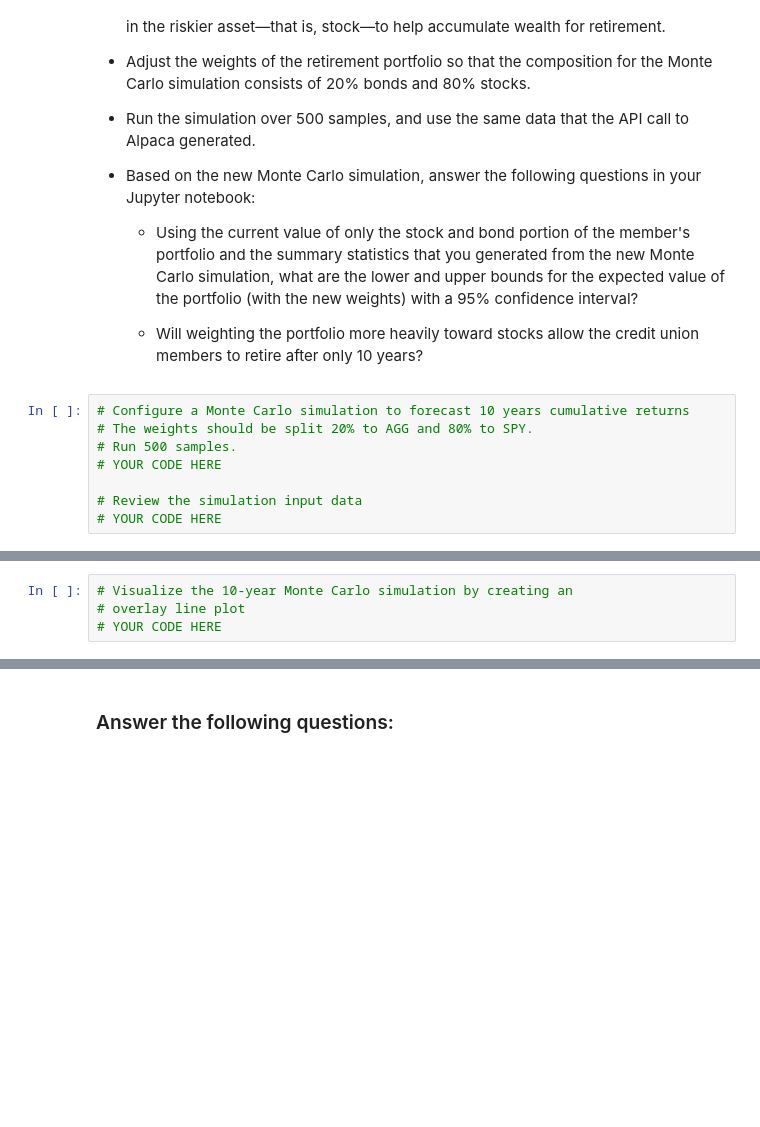
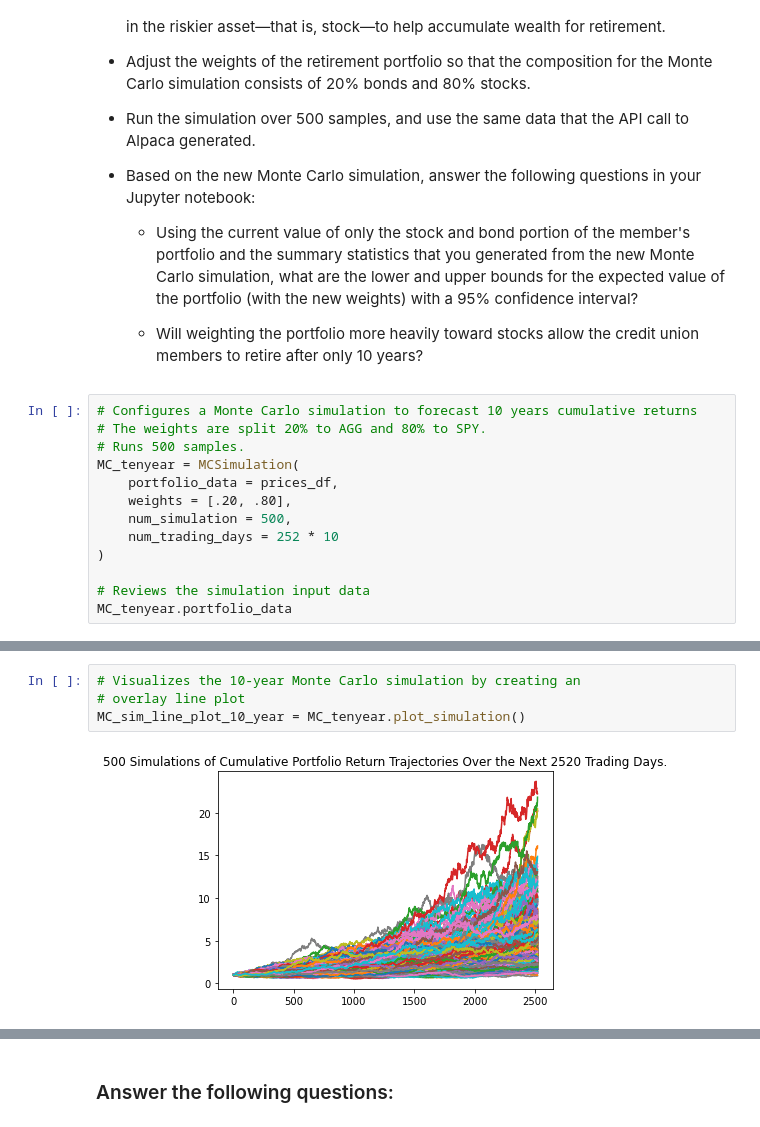
Before and after one commit to carljfrederick/financial-health-app, a Jupyter notebook: financial_planning_tools.ipynb, the cells around one changed output, grey strips where cells are left out. Cells and saved outputs as stored; diff of their text form; blank space fills up the shorter version.

Commit message:
10 year cumulative returns

```diff
--- a/financial_planning_tools.ipynb
+++ b/financial_planning_tools.ipynb
@@ -604,10 +604,15 @@ For this new Monte Carlo simulation, do the following:
 
     - Will weighting the portfolio more heavily toward stocks allow the credit union members to retire after only 10 years?
 # %%
-# Configure a Monte Carlo simulation to forecast 10 years cumulative returns
-# The weights should be split 20% to AGG and 80% to SPY.
-# Run 500 samples.
-# YOUR CODE HERE
+# Configures a Monte Carlo simulation to forecast 10 years cumulative returns
+# The weights are split 20% to AGG and 80% to SPY.
+# Runs 500 samples.
+MC_tenyear = MCSimulation(
+    portfolio_data = prices_df,
+    weights = [.20, .80],
+    num_simulation = 500,
+    num_trading_days = 252 * 10
+)
 
-# Review the simulation input data
-# YOUR CODE HERE
+# Reviews the simulation input data
+MC_tenyear.portfolio_data
@@ -617,5 +680,7 @@ For this new Monte Carlo simulation, do the following:
 # %%
-# Visualize the 10-year Monte Carlo simulation by creating an
+# Visualizes the 10-year Monte Carlo simulation by creating an
 # overlay line plot
-# YOUR CODE HERE
+MC_sim_line_plot_10_year = MC_tenyear.plot_simulation()
+# %% [output]
+[figure, added]
 # %%
```
Also changed, not shown: parts of 9 cells of this notebook.
